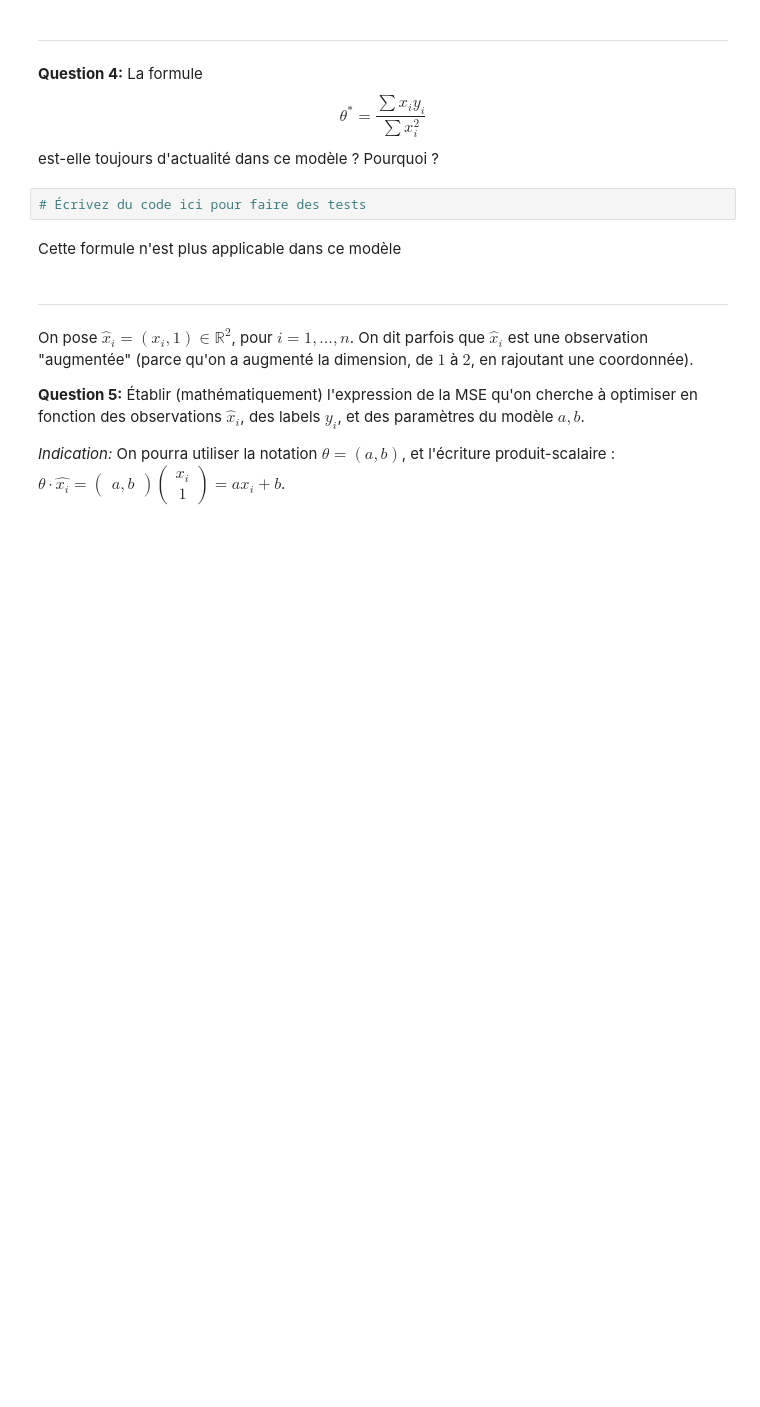
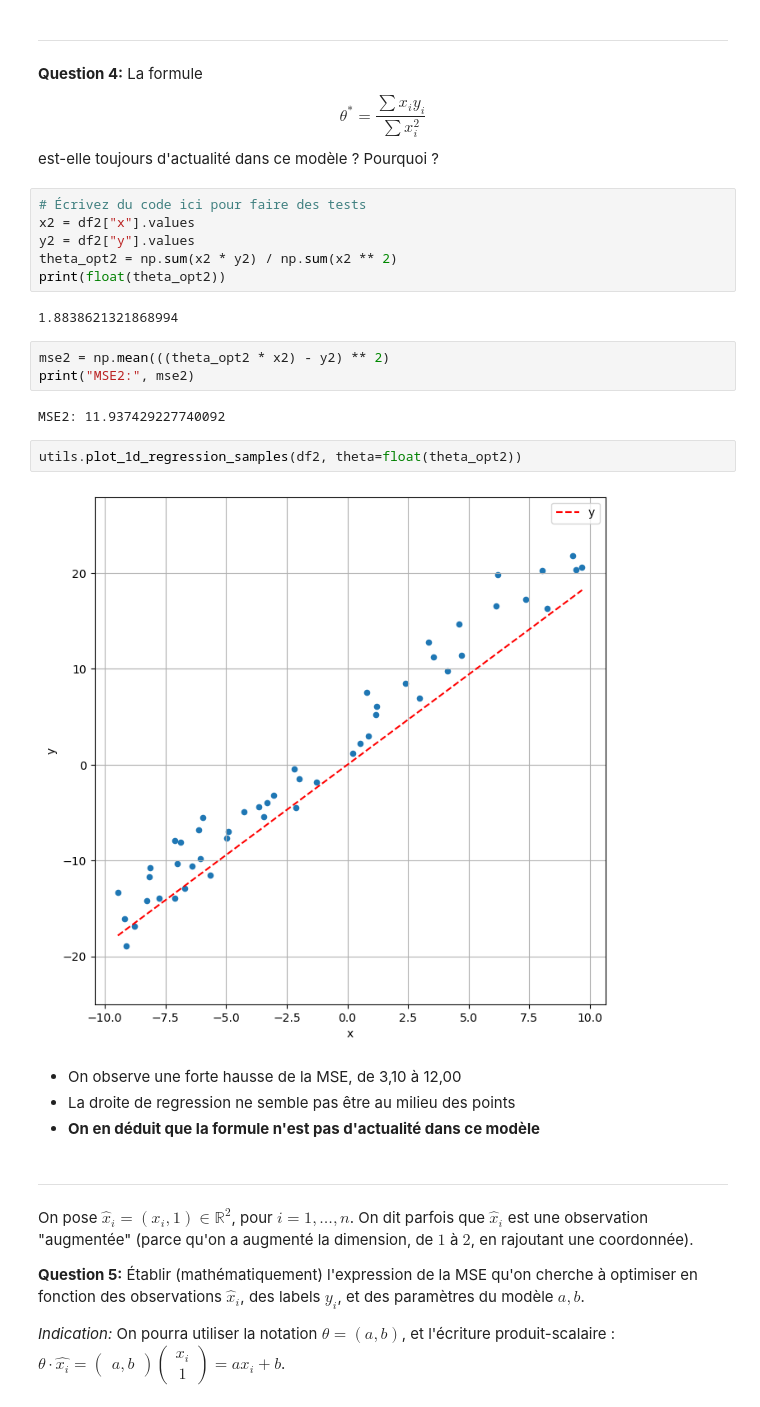
Before and after one commit to se-oumakhlouf/M1, a Jupyter notebook: Machine_Learning/td-3/TP3_regression_v2.ipynb, the cells around one changed output. Drawn from its saved outputs; the diff is of its cells as text; blank space fills up the shorter version.

```diff
--- a/Machine_Learning/td-3/TP3_regression_v2.ipynb
+++ b/Machine_Learning/td-3/TP3_regression_v2.ipynb
@@ -505,8 +464,25 @@ utils.plot_1d_regression_samples(df2)
 **Question 4:** La formule $$\theta^* = \frac{\sum x_i y_i}{\sum x_i^2}$$ est-elle toujours d'actualité dans ce modèle ? Pourquoi ?
 # %%
 # Écrivez du code ici pour faire des tests
+x2 = df2["x"].values
+y2 = df2["y"].values
+theta_opt2 = np.sum(x2 * y2) / np.sum(x2 ** 2)
+print(float(theta_opt2))
+# %% [output]
+1.8838621321868994
+# %%
+mse2 = np.mean(((theta_opt2 * x2) - y2) ** 2)
+print("MSE2:", mse2)
+# %% [output]
+MSE2: 11.937429227740092
+# %%
+utils.plot_1d_regression_samples(df2, theta=float(theta_opt2))
+# %% [output]
+[figure, added]
 # %% [markdown]
-Cette formule n'est plus applicable dans ce modèle
+- On observe une forte hausse de la MSE, de 3,10 à 12,00
+- La droite de regression ne semble pas être au milieu des points
+- **On en déduit que la formule n'est pas d'actualité dans ce modèle**
 # %% [markdown]
 ---
 # %% [markdown]
```
Also changed, not shown: parts of 29 cells of this notebook.
